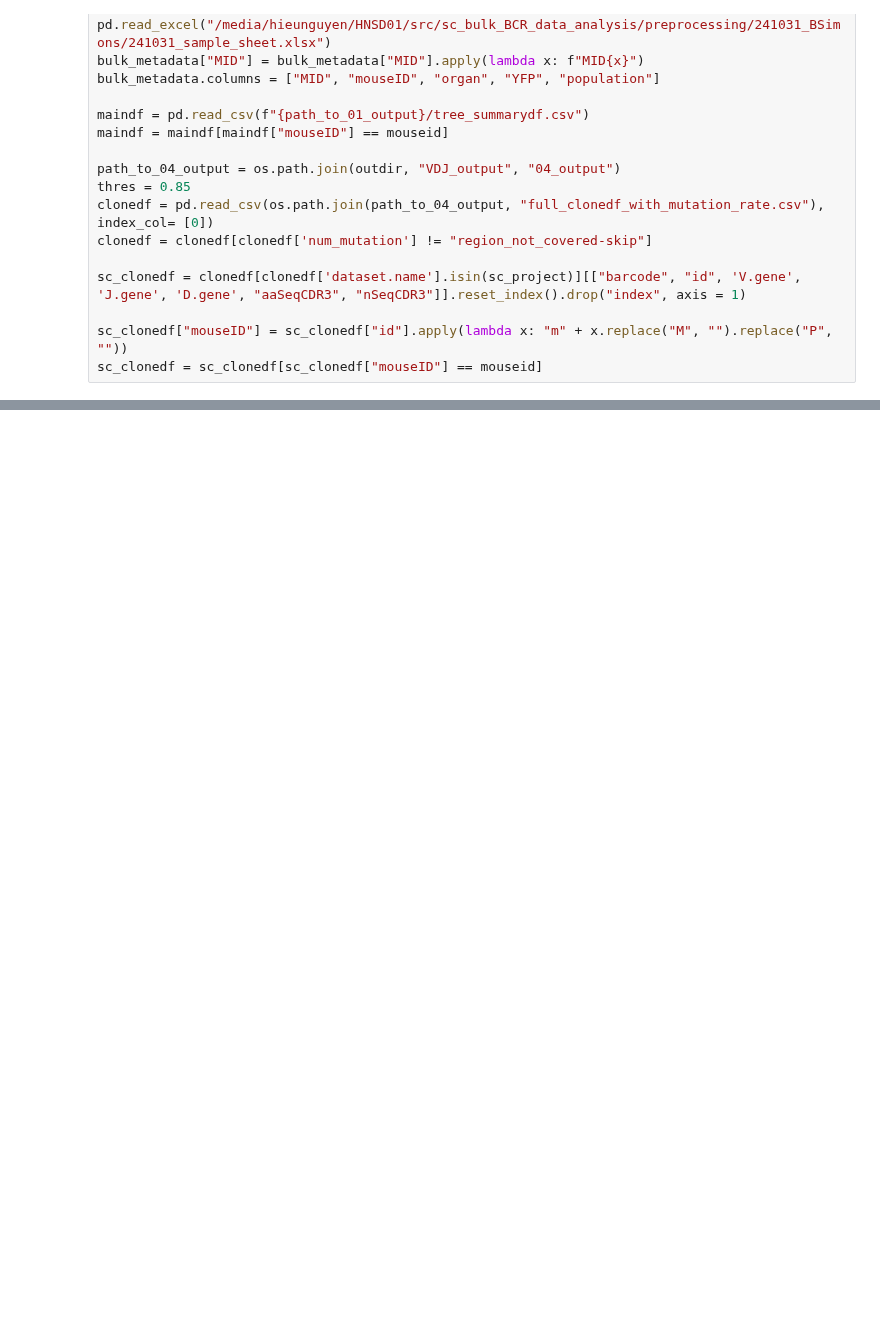
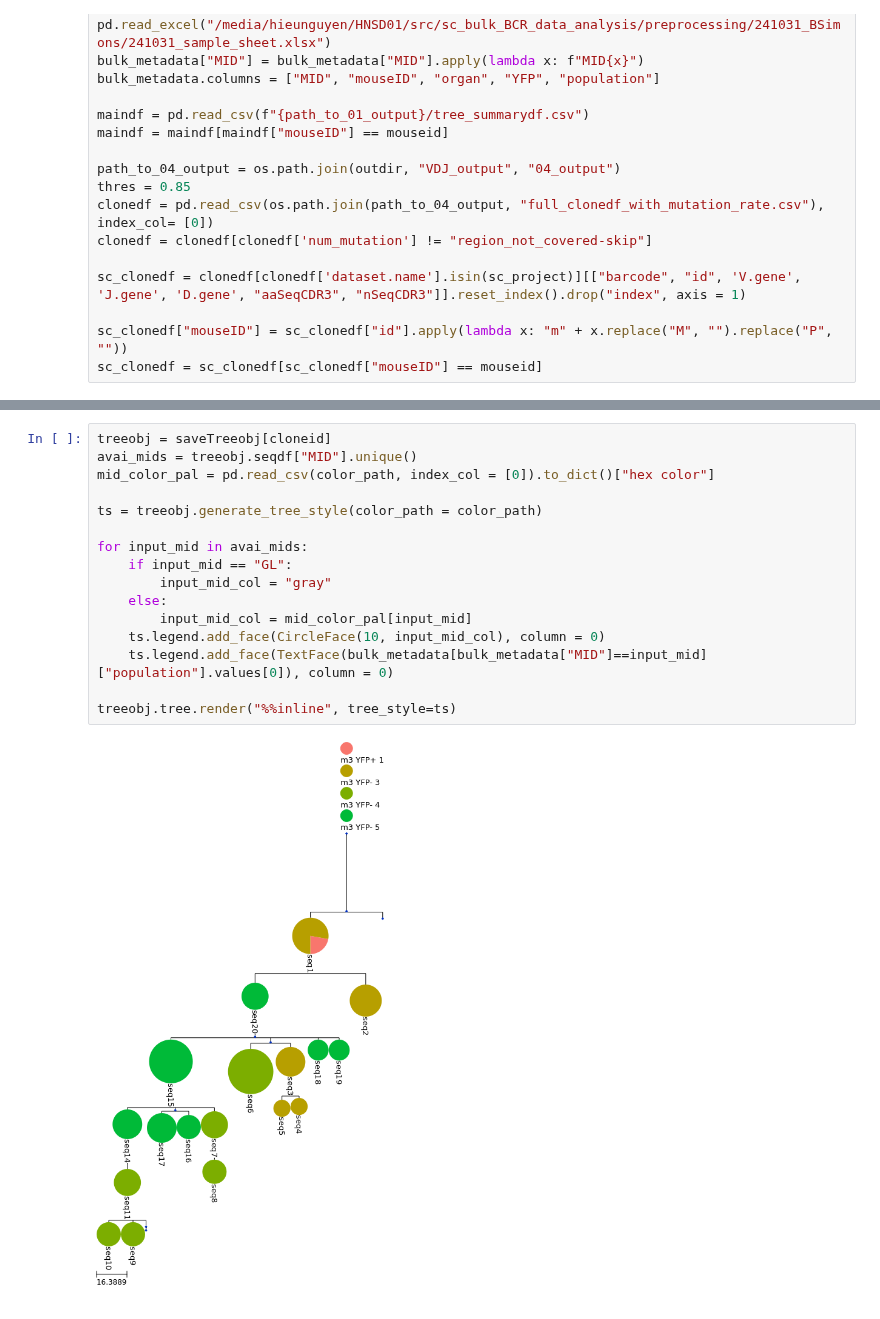
Before and after one commit to hieunguyen4193/sc_bulk_BCR_data_analysis, a Jupyter notebook: Tree07_single_cell_clones_and_bulk_trees_distance_241002_241031_240411.ipynb, the cells around one changed output, grey strips where cells are left out. Cells and saved outputs as stored; diff of their text form; blank space fills up the shorter version.

```diff
--- a/Tree07_single_cell_clones_and_bulk_trees_distance_241002_241031_240411.ipynb
+++ b/Tree07_single_cell_clones_and_bulk_trees_distance_241002_241031_240411.ipynb
@@ -161,0 +153,18 @@ plt.show()
+# %%
+treeobj = saveTreeobj[cloneid]
+avai_mids = treeobj.seqdf["MID"].unique()
+mid_color_pal = pd.read_csv(color_path, index_col = [0]).to_dict()["hex color"]
+
+ts = treeobj.generate_tree_style(color_path = color_path)
+
+for input_mid in avai_mids:
+    if input_mid == "GL":
+        input_mid_col = "gray"
+    else:
+        input_mid_col = mid_color_pal[input_mid]
+    ts.legend.add_face(CircleFace(10, input_mid_col), column = 0)
+    ts.legend.add_face(TextFace(bulk_metadata[bulk_metadata["MID"]==input_mid]["population"].values[0]), column = 0)
+
+treeobj.tree.render("%%inline", tree_style=ts)
+# %% [output]
+[figure, added]
```
Also changed, not shown: parts of 4 cells of this notebook, 1 other file.
